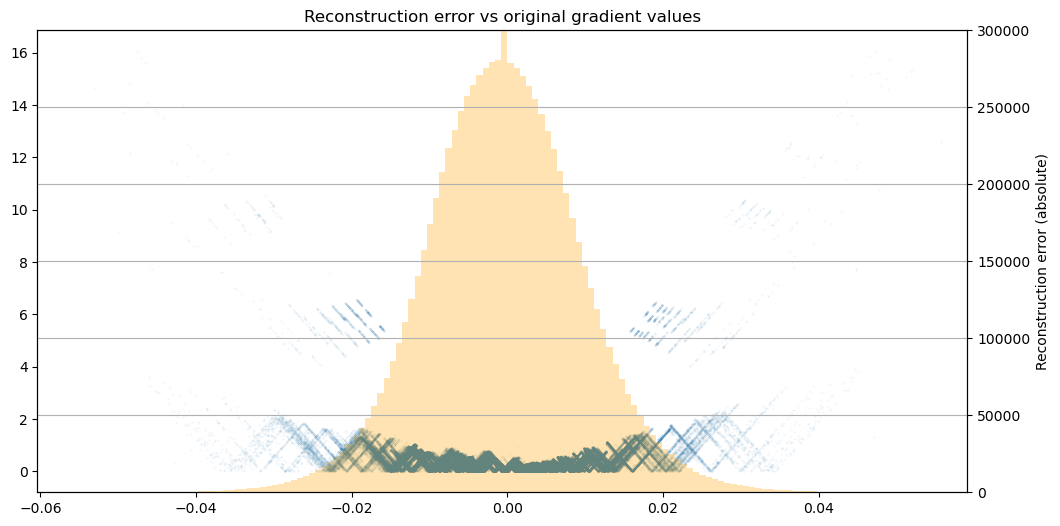
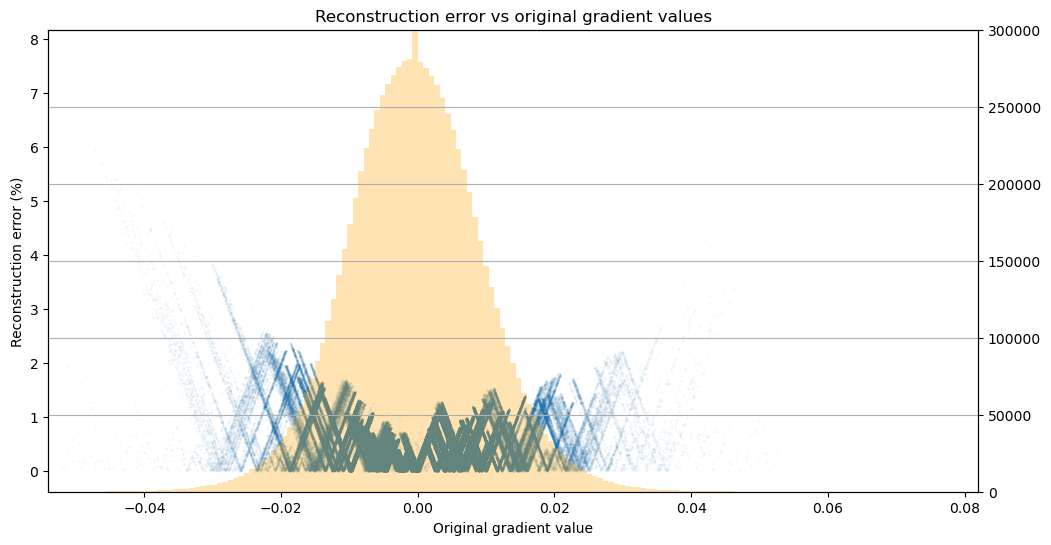
The change to this notebook cell's code, shown as a diff; its figure went from the first image to the second:
--- before
+++ after
@@ -1,8 +1,12 @@
 plt.figure(figsize=(12, 6))
-idx = torch.randperm(recons.shape[0])[:500_000]
+idx = torch.randperm(recons.shape[0])[:1_000_000]
 x = all_x_data[idx]
-y = (torch.abs(all_x_data[idx] - recons[idx])/torch.abs(x).mean())
+y = (torch.abs(x - recons[idx])/torch.abs(x).mean())
 plt.scatter(x, y, alpha=0.1, s=0.1)
 # plt.ylim(-0.1, 7)
+
+plt.title('Reconstruction error vs original gradient values')
+plt.xlabel('Original gradient value')
+plt.ylabel('Reconstruction error (%)')
 
 second_plot = plt.twinx()
@@ -11,7 +15,4 @@
 second_plot.set_xlim([torch.min(x), torch.max(x)])
 
-plt.title('Reconstruction error vs original gradient values')
-plt.xlabel('Original gradient value')
-plt.ylabel('Reconstruction error (absolute)')
 plt.grid()
 plt.show()

Commit: retrained the pre-trained model with outlier handling and changed the name of the codec